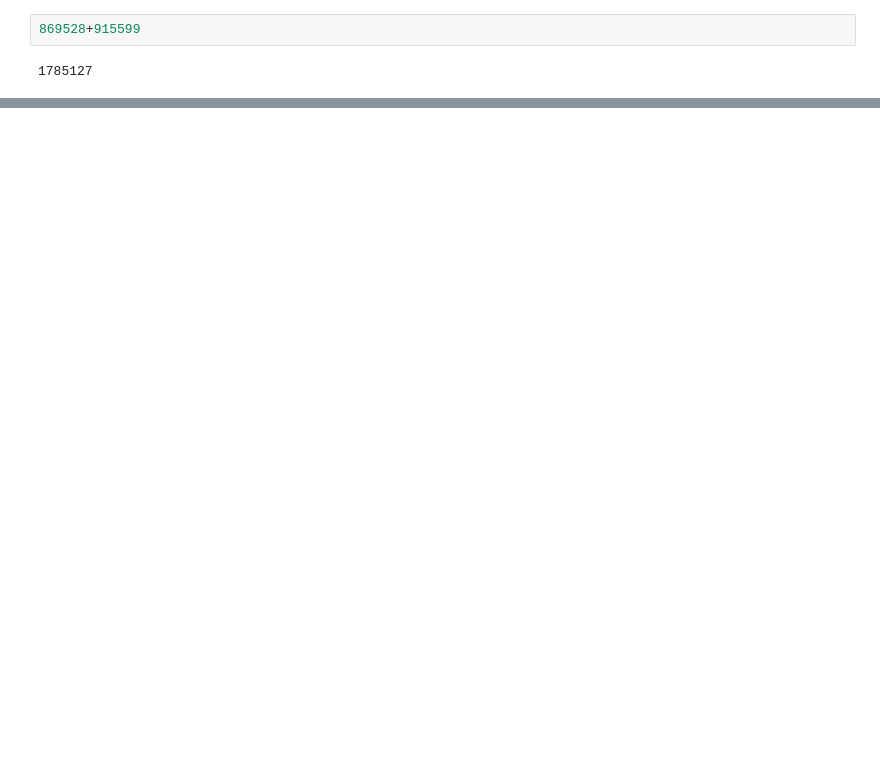
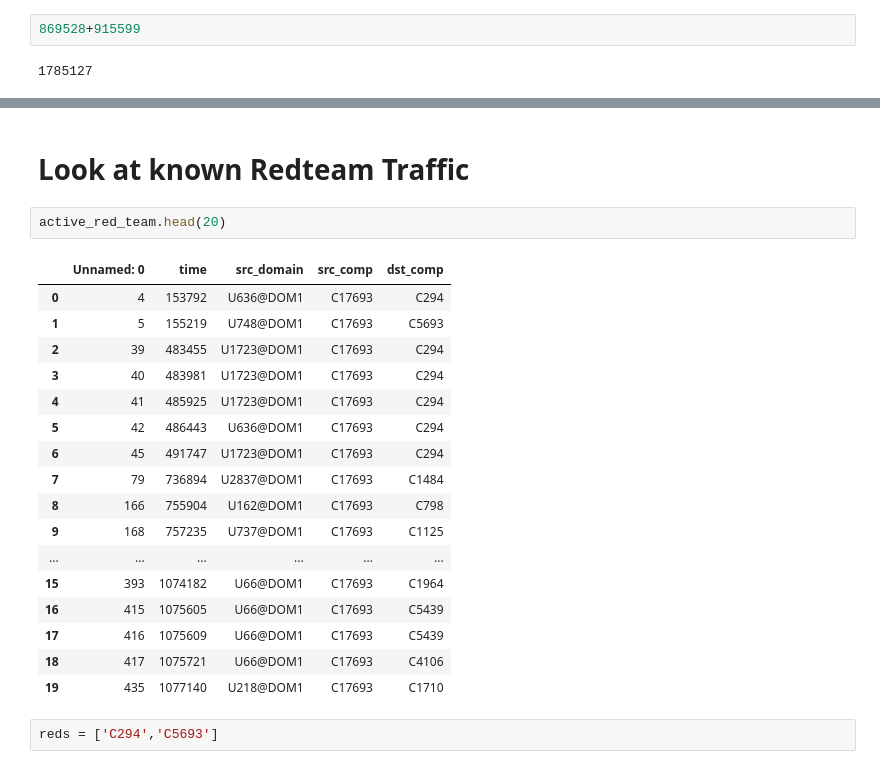
Before and after one commit to NathanLaird/NetworkTrafficAnalysis, a Jupyter notebook: Day1_Active_User_Flows_Intro.ipynb, the cells around one changed output, grey strips where cells are left out. Drawn from its saved outputs; the diff is of its cells as text; blank space fills up the shorter version.

```diff
--- a/Day1_Active_User_Flows_Intro.ipynb
+++ b/Day1_Active_User_Flows_Intro.ipynb
@@ -141,0 +224,24 @@ active_flow_df.agg(countDistinct("dst_comp")).collect()
+# %% [markdown]
+# Look at known Redteam Traffic
+# %%
+active_red_team.head(20)
+# %% [output]
+|  | Unnamed: 0 | time | src_domain | src_comp | dst_comp |
+| 0 | 4 | 153792 | U636@DOM1 | C17693 | C294 |
+| 1 | 5 | 155219 | U748@DOM1 | C17693 | C5693 |
+| 2 | 39 | 483455 | U1723@DOM1 | C17693 | C294 |
+| 3 | 40 | 483981 | U1723@DOM1 | C17693 | C294 |
+| 4 | 41 | 485925 | U1723@DOM1 | C17693 | C294 |
+| 5 | 42 | 486443 | U636@DOM1 | C17693 | C294 |
+| 6 | 45 | 491747 | U1723@DOM1 | C17693 | C294 |
+| 7 | 79 | 736894 | U2837@DOM1 | C17693 | C1484 |
+| 8 | 166 | 755904 | U162@DOM1 | C17693 | C798 |
+| 9 | 168 | 757235 | U737@DOM1 | C17693 | C1125 |
+| ... | ... | ... | ... | ... | ... |
+| 15 | 393 | 1074182 | U66@DOM1 | C17693 | C1964 |
+| 16 | 415 | 1075605 | U66@DOM1 | C17693 | C5439 |
+| 17 | 416 | 1075609 | U66@DOM1 | C17693 | C5439 |
+| 18 | 417 | 1075721 | U66@DOM1 | C17693 | C4106 |
+| 19 | 435 | 1077140 | U218@DOM1 | C17693 | C1710 |
+# %%
+reds = ['C294','C5693']
```
Also changed, not shown: parts of 35 cells of this notebook.
